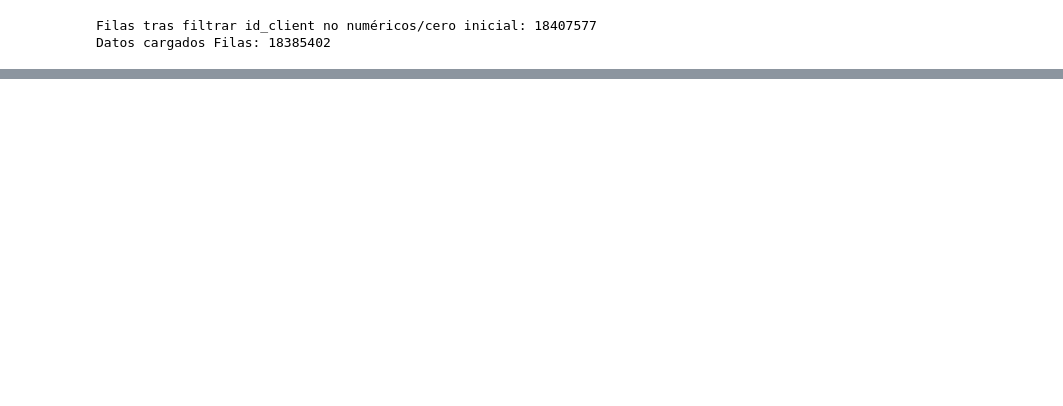
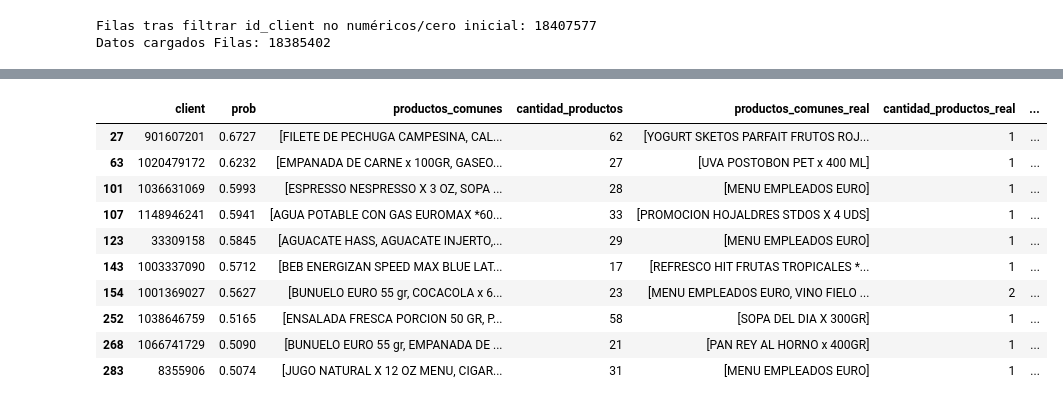
Before and after one commit to jdrincone/euro-supermercados, a Jupyter notebook: notebooks/recomendador_por_historia_usuario.ipynb, the cells around one changed output, grey strips where cells are left out. Saved outputs shown, nothing was run; the diff lists cells and outputs as text; code cells hidden in the pictures; blank space fills up the shorter version.

```diff
--- a/notebooks/recomendador_por_historia_usuario.ipynb
+++ b/notebooks/recomendador_por_historia_usuario.ipynb
@@ -137,0 +244,14 @@ hist_recent_client[hist_recent_client["client"] == "800180330"]["description"].n
+# %%
+rev[rev["cant_productos_interseccion"]<=0]
+# %% [output]
+|  | client | prob | productos_comunes | cantidad_productos | productos_comunes_real | cantidad_productos_real | ... |
+| 27 | 901607201 | 0.6727 | [FILETE DE PECHUGA CAMPESINA, CAL... | 62 | [YOGURT SKETOS PARFAIT FRUTOS ROJ... | 1 | ... |
+| 63 | 1020479172 | 0.6232 | [EMPANADA DE CARNE x 100GR, GASEO... | 27 | [UVA POSTOBON PET x 400 ML] | 1 | ... |
+| 101 | 1036631069 | 0.5993 | [ESPRESSO NESPRESSO X 3 OZ, SOPA ... | 28 | [MENU EMPLEADOS EURO] | 1 | ... |
+| 107 | 1148946241 | 0.5941 | [AGUA POTABLE CON GAS EUROMAX *60... | 33 | [PROMOCION HOJALDRES STDOS X 4 UDS] | 1 | ... |
+| 123 | 33309158 | 0.5845 | [AGUACATE HASS, AGUACATE INJERTO,... | 29 | [MENU EMPLEADOS EURO] | 1 | ... |
+| 143 | 1003337090 | 0.5712 | [BEB ENERGIZAN SPEED MAX BLUE LAT... | 17 | [REFRESCO HIT FRUTAS TROPICALES *... | 1 | ... |
+| 154 | 1001369027 | 0.5627 | [BUNUELO EURO 55 gr, COCACOLA x 6... | 23 | [MENU EMPLEADOS EURO, VINO FIELO ... | 2 | ... |
+| 252 | 1038646759 | 0.5165 | [ENSALADA FRESCA PORCION 50 GR, P... | 58 | [SOPA DEL DIA X 300GR] | 1 | ... |
+| 268 | 1066741729 | 0.5090 | [BUNUELO EURO 55 gr, EMPANADA DE ... | 21 | [PAN REY AL HORNO x 400GR] | 1 | ... |
+| 283 | 8355906 | 0.5074 | [JUGO NATURAL X 12 OZ MENU, CIGAR... | 31 | [MENU EMPLEADOS EURO] | 1 | ... |
```
Also changed, not shown: parts of 15 cells of this notebook.
